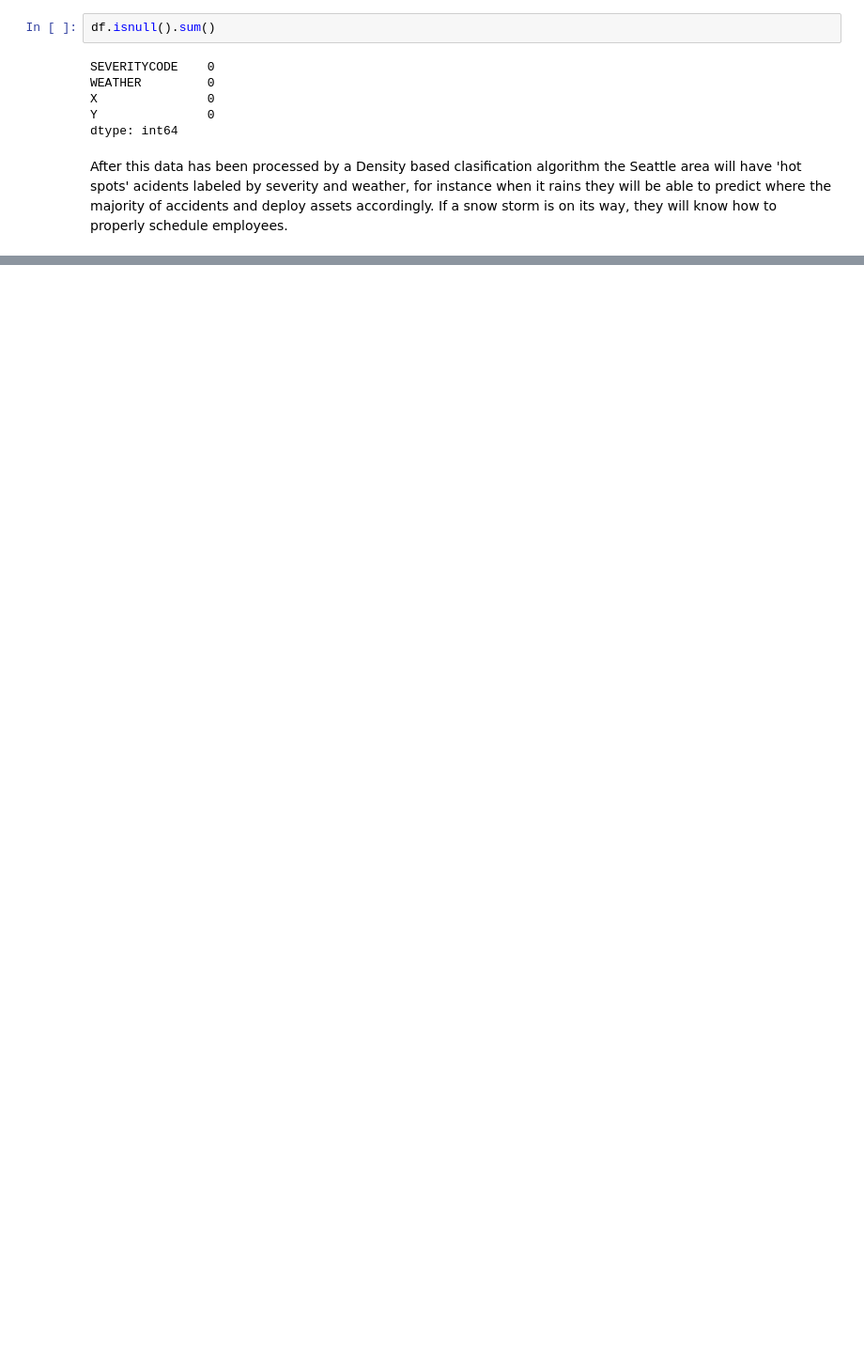
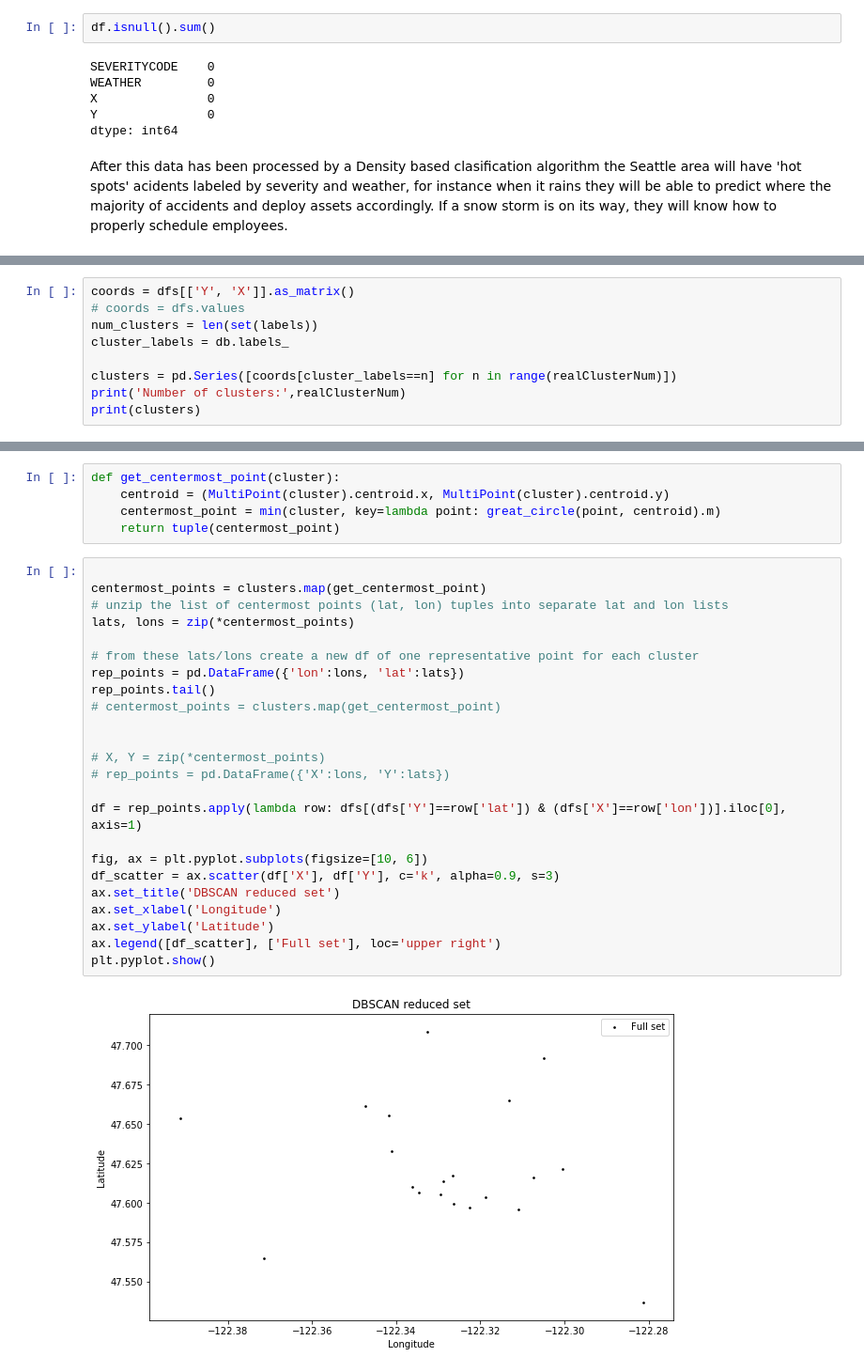
Before and after one commit to RKennon/CourseraAppliedDataScienceCapstone, a Jupyter notebook: Week2.ipynb, the cells around one changed output, grey strips where cells are left out. Shown at 94% size. Saved outputs shown, nothing was run; the diff lists cells and outputs as text; blank space fills up the shorter version.

```diff
--- a/Week2.ipynb
+++ b/Week2.ipynb
@@ -142,0 +252,9 @@ where the majority of accidents and deploy assets accordingly.  If a snow storm
+# %%
+coords = dfs[['Y', 'X']].as_matrix()
+# coords = dfs.values
+num_clusters = len(set(labels))
+cluster_labels = db.labels_
+
+clusters = pd.Series([coords[cluster_labels==n] for n in range(realClusterNum)])
+print('Number of clusters:',realClusterNum)
+print(clusters)
@@ -142,0 +283,31 @@ where the majority of accidents and deploy assets accordingly.  If a snow storm
+# %%
+def get_centermost_point(cluster):
+    centroid = (MultiPoint(cluster).centroid.x, MultiPoint(cluster).centroid.y)
+    centermost_point = min(cluster, key=lambda point: great_circle(point, centroid).m)
+    return tuple(centermost_point)
+# %%
+
+centermost_points = clusters.map(get_centermost_point)
+# unzip the list of centermost points (lat, lon) tuples into separate lat and lon lists
+lats, lons = zip(*centermost_points)
+
+# from these lats/lons create a new df of one representative point for each cluster
+rep_points = pd.DataFrame({'lon':lons, 'lat':lats})
+rep_points.tail()
+# centermost_points = clusters.map(get_centermost_point)
+
+
+# X, Y = zip(*centermost_points)
+# rep_points = pd.DataFrame({'X':lons, 'Y':lats})
+
+df = rep_points.apply(lambda row: dfs[(dfs['Y']==row['lat']) & (dfs['X']==row['lon'])].iloc[0], axis=1)
+
+fig, ax = plt.pyplot.subplots(figsize=[10, 6])
+df_scatter = ax.scatter(df['X'], df['Y'], c='k', alpha=0.9, s=3)
+ax.set_title('DBSCAN reduced set')
+ax.set_xlabel('Longitude')
+ax.set_ylabel('Latitude')
+ax.legend([df_scatter], ['Full set'], loc='upper right')
+plt.pyplot.show()
+# %% [output]
+[figure, added]
```
Also changed, not shown: parts of 14 cells of this notebook.
